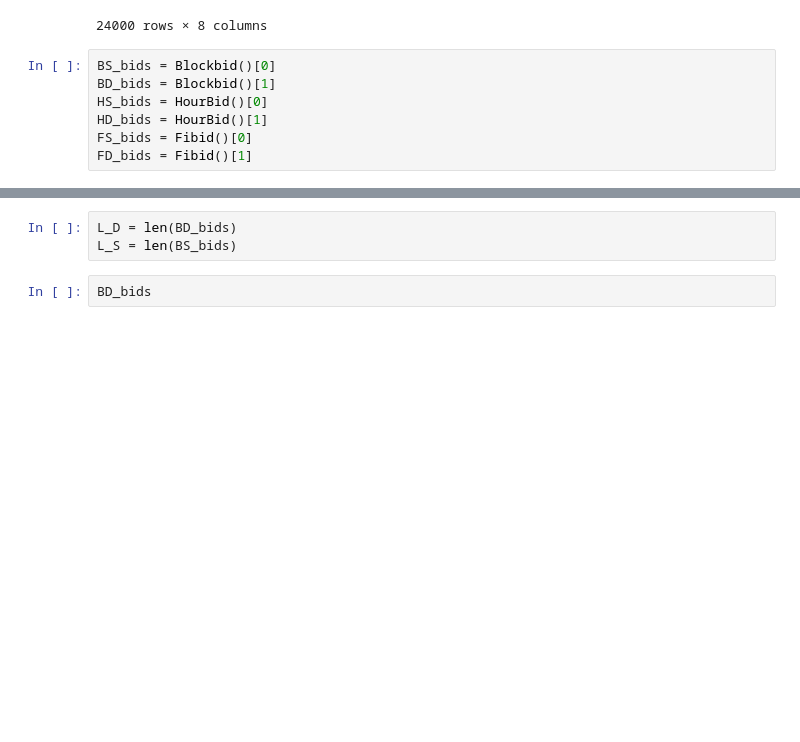
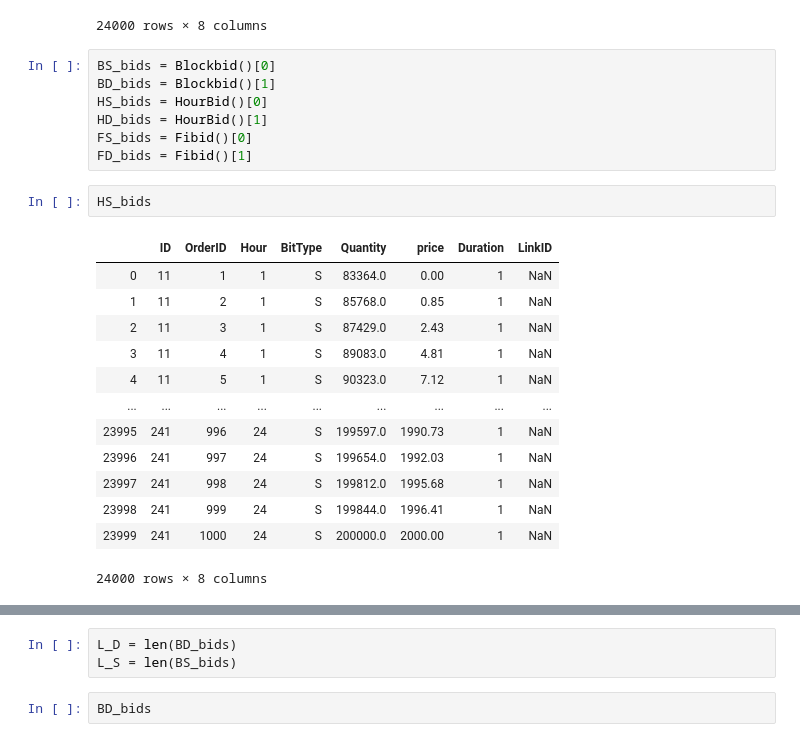
Before and after one commit to Zhaoweiliang/Day-Head-energy-Opti-Project, a Jupyter notebook: final.ipynb, the cells around one changed output, grey strips where cells are left out. Cells and saved outputs as stored; diff of their text form; blank space fills up the shorter version.

```diff
--- a/final.ipynb
+++ b/final.ipynb
@@ -28,3 +28,19 @@ HS_bids = HourBid()[0]
 HD_bids = HourBid()[1]
 FS_bids = Fibid()[0]
 FD_bids = Fibid()[1]
+# %%
+HS_bids
+# %% [output]
+|  | ID | OrderID | Hour | BitType | Quantity | price | Duration | LinkID |
+| 0 | 11 | 1 | 1 | S | 83364.0 | 0.00 | 1 | NaN |
+| 1 | 11 | 2 | 1 | S | 85768.0 | 0.85 | 1 | NaN |
+| 2 | 11 | 3 | 1 | S | 87429.0 | 2.43 | 1 | NaN |
+| 3 | 11 | 4 | 1 | S | 89083.0 | 4.81 | 1 | NaN |
+| 4 | 11 | 5 | 1 | S | 90323.0 | 7.12 | 1 | NaN |
+| ... | ... | ... | ... | ... | ... | ... | ... | ... |
+| 23995 | 241 | 996 | 24 | S | 199597.0 | 1990.73 | 1 | NaN |
+| 23996 | 241 | 997 | 24 | S | 199654.0 | 1992.03 | 1 | NaN |
+| 23997 | 241 | 998 | 24 | S | 199812.0 | 1995.68 | 1 | NaN |
+| 23998 | 241 | 999 | 24 | S | 199844.0 | 1996.41 | 1 | NaN |
+| 23999 | 241 | 1000 | 24 | S | 200000.0 | 2000.00 | 1 | NaN |
+24000 rows × 8 columns
```
Also changed, not shown: parts of 18 cells of this notebook, 17 other files.
